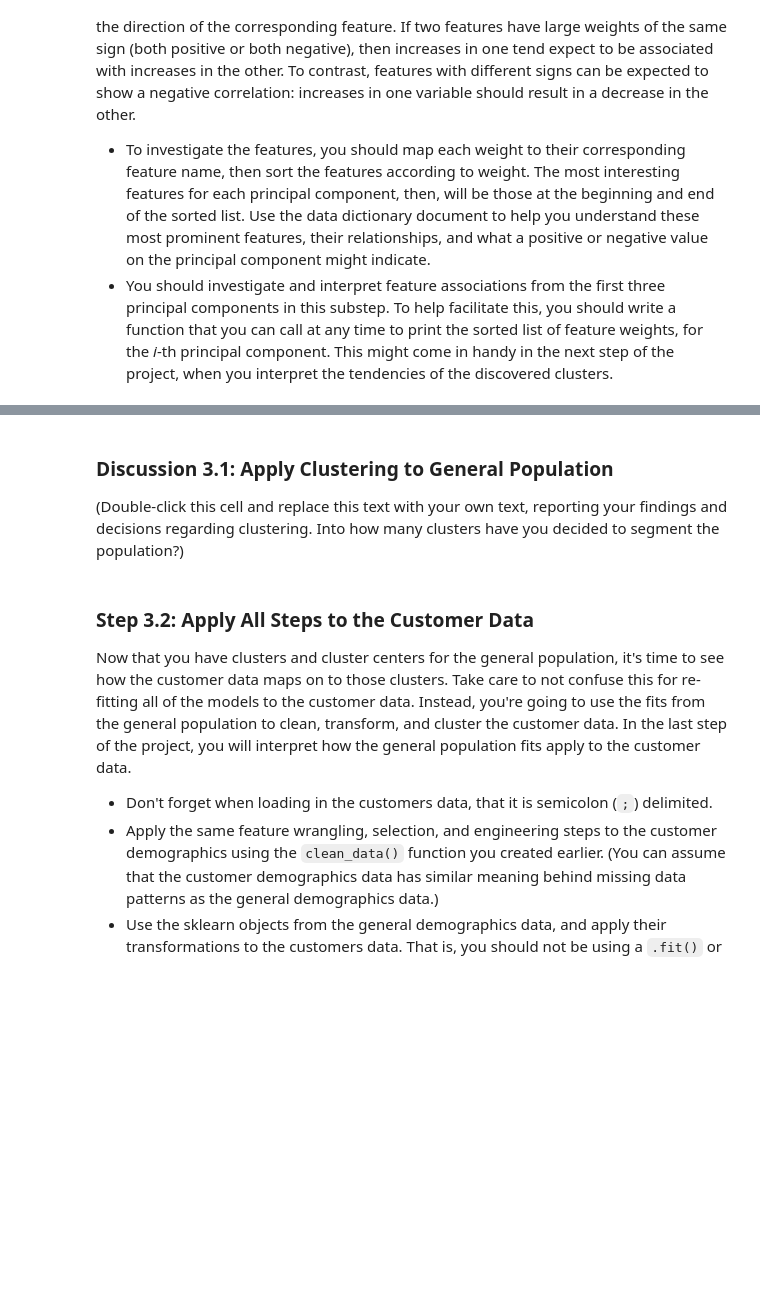
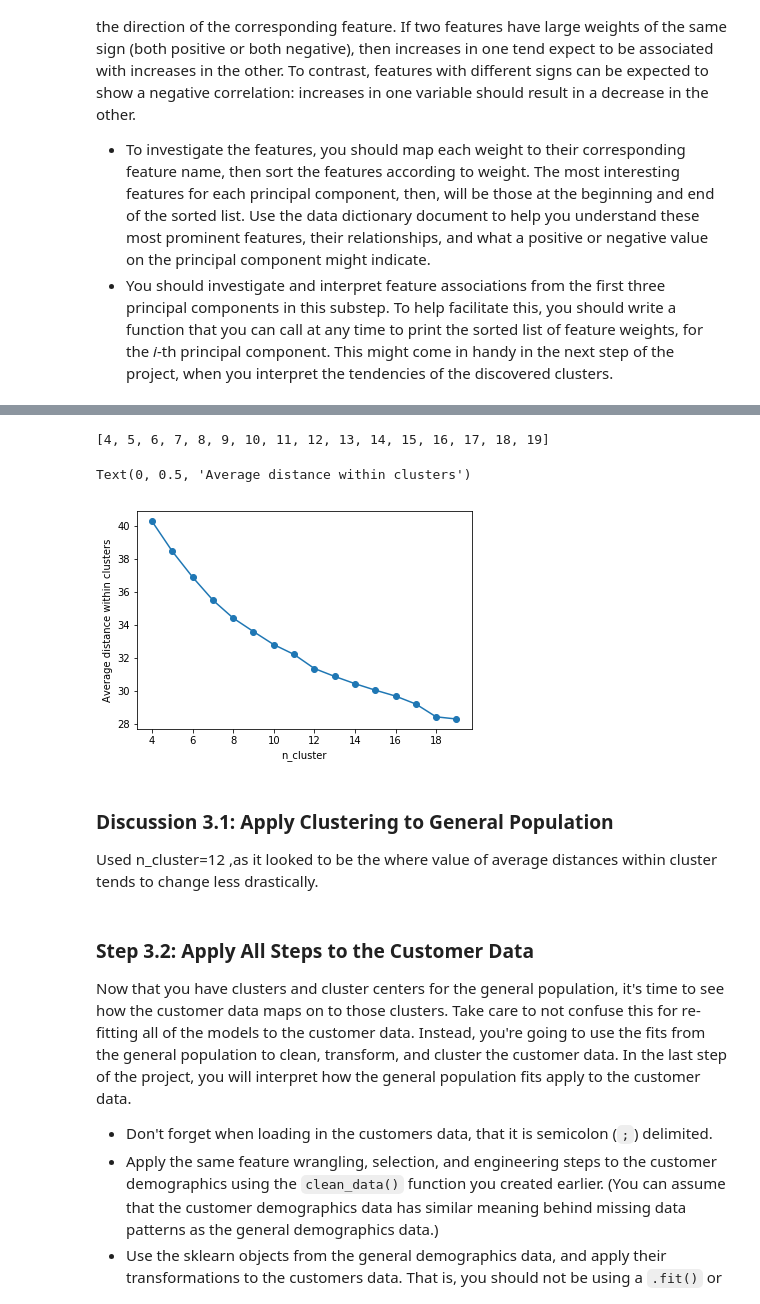
Before and after one commit to sumitsaraswat/Identify_Customer_Segments, a Jupyter notebook: Identify_Customer_Segments.ipynb, the cells around one changed output, grey strips where cells are left out. Saved outputs shown, nothing was run; the diff lists cells and outputs as text; code cells hidden in the pictures; blank space fills up the shorter version.

```diff
--- a/Identify_Customer_Segments.ipynb
+++ b/Identify_Customer_Segments.ipynb
@@ -796,7 +818,7 @@ np.cumsum(pca.explained_variance_ratio_[:24])[-1]
 # %%
 # Re-apply PCA to the data while selecting for number of components to retain.
-pca_final = PCA(n_components=24, random_state=10)
-azdias_pca = pca_final.fit_transform(azdias_final)
+pca_az = PCA(n_components=24, random_state=10)
+azdias_pca = pca_az.fit_transform(azdias_final)
 # %% [markdown]
 ### Discussion 2.2: Perform Dimensionality Reduction
 
@@ -908,0 +934,14 @@ You've assessed and cleaned the demographics data, then scaled and transformed t
+# %%
+from sklearn.cluster import KMeans
+# Over a number of different cluster counts...
+score_avg=[]
+for i in range(20):
+    if(i > 3):
+        # run k-means clustering on the data and...
+        kmeans = KMeans(n_clusters=i).fit(azdias_pca)
+        k_score = np.abs(kmeans.score(azdias_pca))
+        # compute the average within-cluster distances.
+        #print("For n_cluster={}, average distances within cluster= {}".format(i,k_score/azdias_pca.shape[0]))
+        print("For n_cluster= ",i)
+        print("Average distances within cluster= ",k_score/azdias_pca.shape[0] )
+        score_avg.append(k_score/azdias_pca.shape[0])
@@ -909,6 +985,18 @@ You've assessed and cleaned the demographics data, then scaled and transformed t
+# %%
+n_cluster = list(range(4,20))
+n_cluster
+# %% [output]
+[4, 5, 6, 7, 8, 9, 10, 11, 12, 13, 14, 15, 16, 17, 18, 19]
 # %%
 # Investigate the change in within-cluster distance across number of clusters.
 # HINT: Use matplotlib's plot function to visualize this relationship.
+n_cluster = list(range(4,20))
+plt.plot(n_cluster, score_avg,marker='o')
+plt.xlabel('n_cluster')
+plt.ylabel('Average distance within clusters')
+# %% [output]
+Text(0, 0.5, 'Average distance within clusters')
+[figure, added]
 # %%
 # Re-fit the k-means model with the selected number of clusters and obtain
 # cluster predictions for the general population demographics data.
@@ -915,7 +1006,7 @@ You've assessed and cleaned the demographics data, then scaled and transformed t
-# %% [markdown]
-### Discussion 3.1: Apply Clustering to General Population
-
-(Double-click this cell and replace this text with your own text, reporting your findings and decisions regarding clustering. Into how many clusters have you decided to segment the population?)
+# %% [markdown]
+### Discussion 3.1: Apply Clustering to General Population
+
+Used n_cluster=12 ,as it looked to be the where value of average distances within cluster tends to change less drastically.
 # %% [markdown]
 ### Step 3.2: Apply All Steps to the Customer Data
 
```
Also changed, not shown: parts of 54 cells of this notebook.
